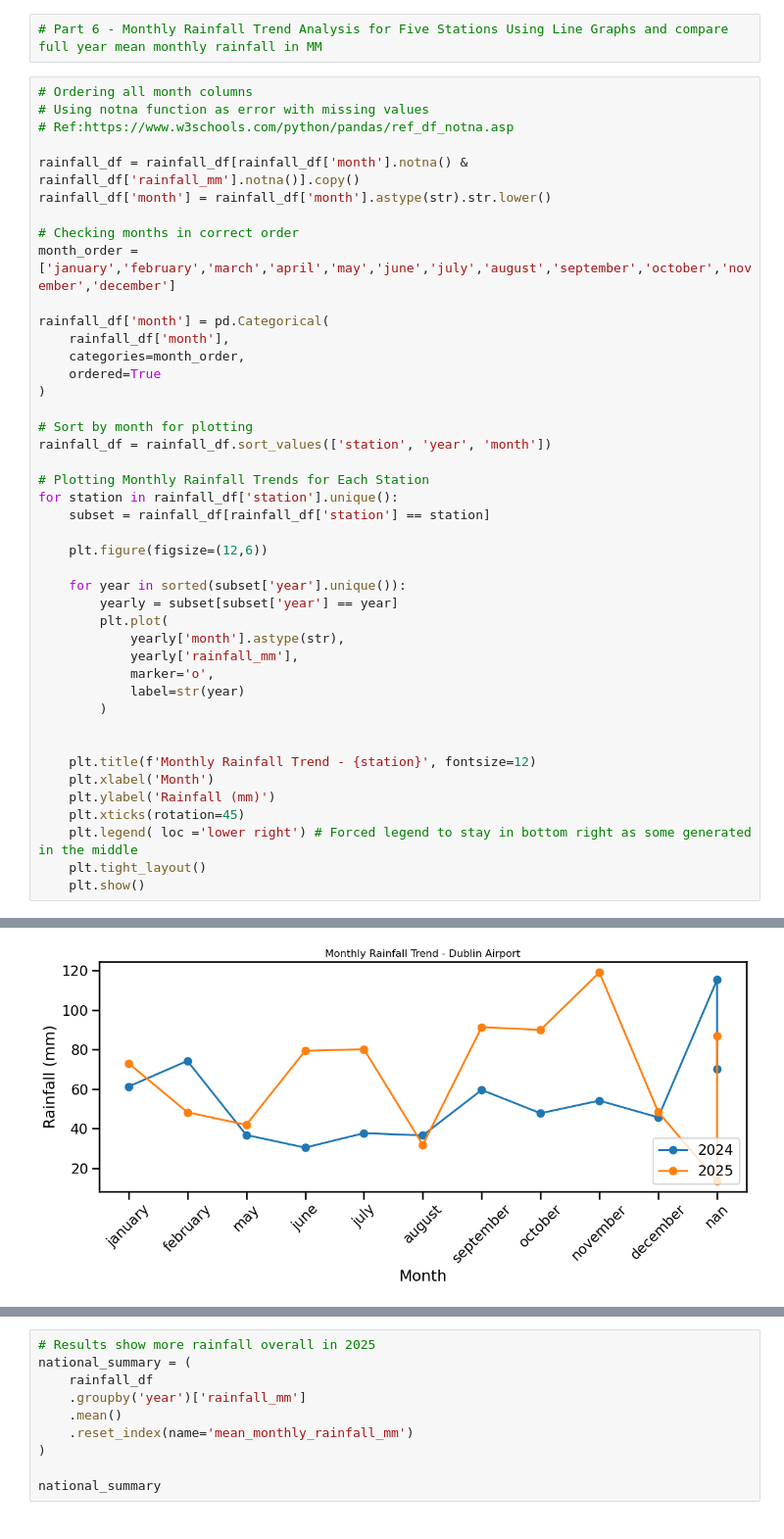
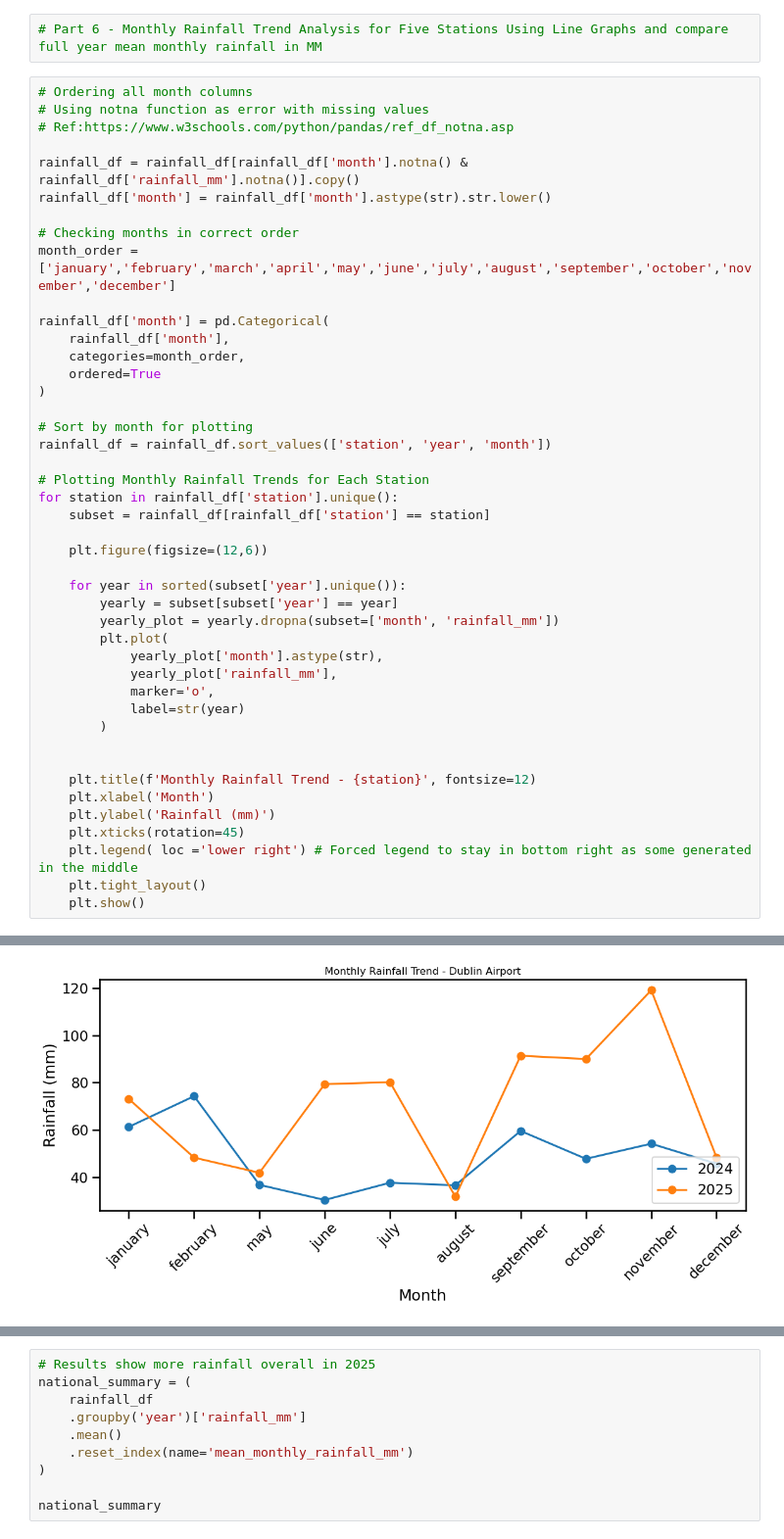
Before and after one commit to MichalGondek/PROGRAMMING-FOR-DATA-ANALYTICS-BIG-PROJECT, a Jupyter notebook: climate_insurance_analysis.ipynb, the cells around one changed output, grey strips where cells are left out. Shown at 98% size. Cells and saved outputs as stored; diff of their text form.

```diff
--- a/climate_insurance_analysis.ipynb
+++ b/climate_insurance_analysis.ipynb
@@ -207,9 +207,10 @@ for station in rainfall_df['station'].unique():
 
     for year in sorted(subset['year'].unique()):
         yearly = subset[subset['year'] == year]
+        yearly_plot = yearly.dropna(subset=['month', 'rainfall_mm'])
         plt.plot(
-            yearly['month'].astype(str),
-            yearly['rainfall_mm'],
+            yearly_plot['month'].astype(str),
+            yearly_plot['rainfall_mm'],
             marker='o',
             label=str(year)
         )
@@ -227 +228 @@ for station in rainfall_df['station'].unique():
-[figure, old version]
+[figure, new version]
```
Also changed, not shown: parts of 1 cell of this notebook.
